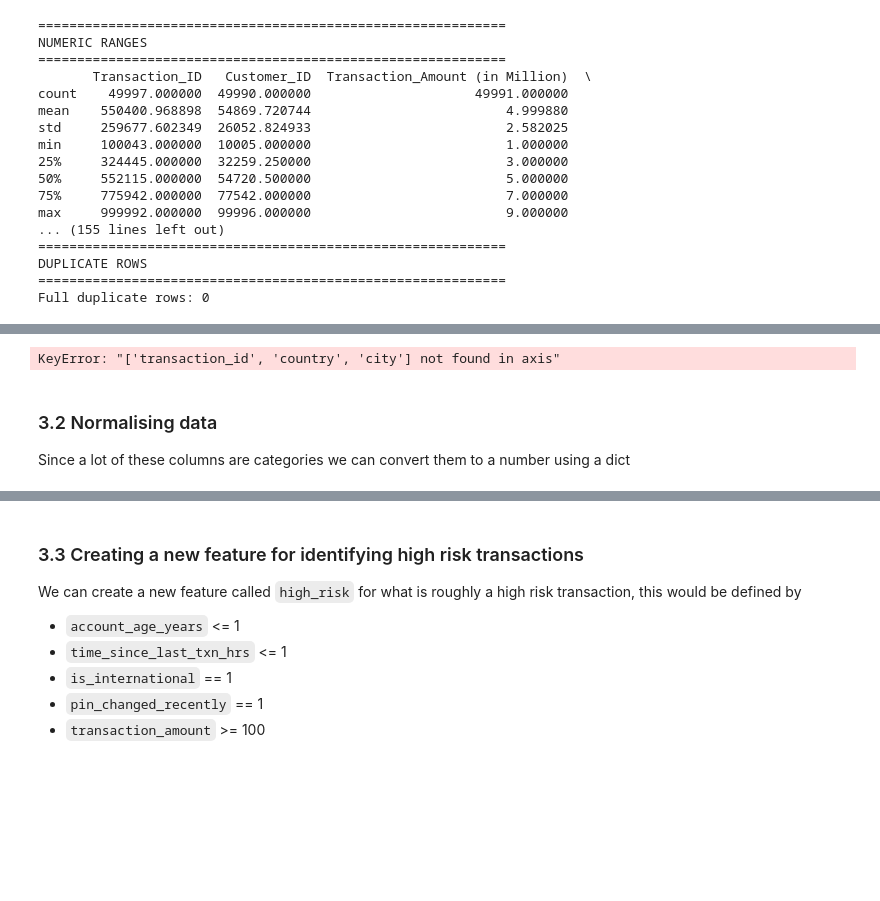
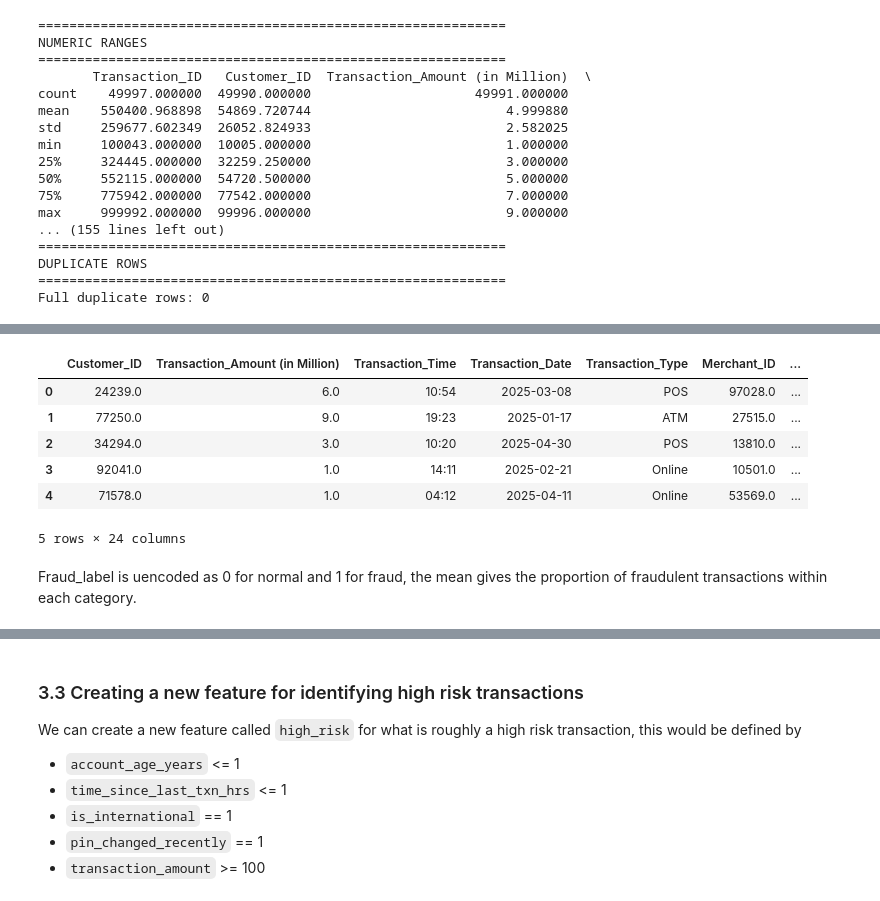
Before and after one commit to kaneviggers/Transaction-fraud-detection, a Jupyter notebook: notebook.ipynb, the cells around one changed output, grey strips where cells are left out. Saved outputs shown, nothing was run; the diff lists cells and outputs as text; code cells hidden in the pictures; blank space fills up the shorter version.

Commit message:
Task 3 categorical encoding and analysis and dropped columns

```diff
--- a/notebook.ipynb
+++ b/notebook.ipynb
@@ -180,10 +177,14 @@ We can use the customer contry to identify if the transaction took place in a hi
 # %%
-fraud_data = fraud_data.drop(columns=['transaction_id', 'country', 'city'])
+fraud_data = fraud_data.drop(columns=['Transaction_ID'])
 
 fraud_data.head()
 # %% [output]
+|  | Customer_ID | Transaction_Amount (in Million) | Transaction_Time | Transaction_Date | Transaction_Type | Merchant_ID | ... |
+| 0 | 24239.0 | 6.0 | 10:54 | 2025-03-08 | POS | 97028.0 | ... |
+| 1 | 77250.0 | 9.0 | 19:23 | 2025-01-17 | ATM | 27515.0 | ... |
+| 2 | 34294.0 | 3.0 | 10:20 | 2025-04-30 | POS | 13810.0 | ... |
+| 3 | 92041.0 | 1.0 | 14:11 | 2025-02-21 | Online | 10501.0 | ... |
+| 4 | 71578.0 | 1.0 | 04:12 | 2025-04-11 | Online | 53569.0 | ... |
-KeyError: "['transaction_id', 'country', 'city'] not found in axis"
+5 rows × 24 columns
-# %% [markdown]
-### 3.2 Normalising data
-
-Since a lot of these columns are categories we can convert them to a number using a dict
+# %% [markdown]
+Fraud_label is uencoded as 0 for normal and 1 for fraud, the mean gives the proportion of fraudulent transactions within each category.
```
Also changed, not shown: parts of 12 cells of this notebook.
